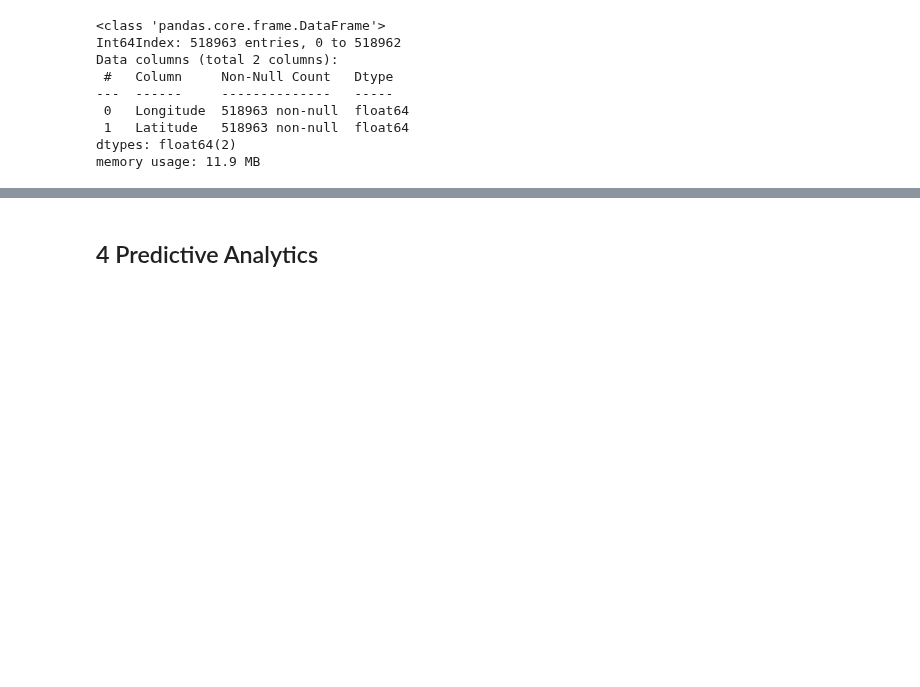
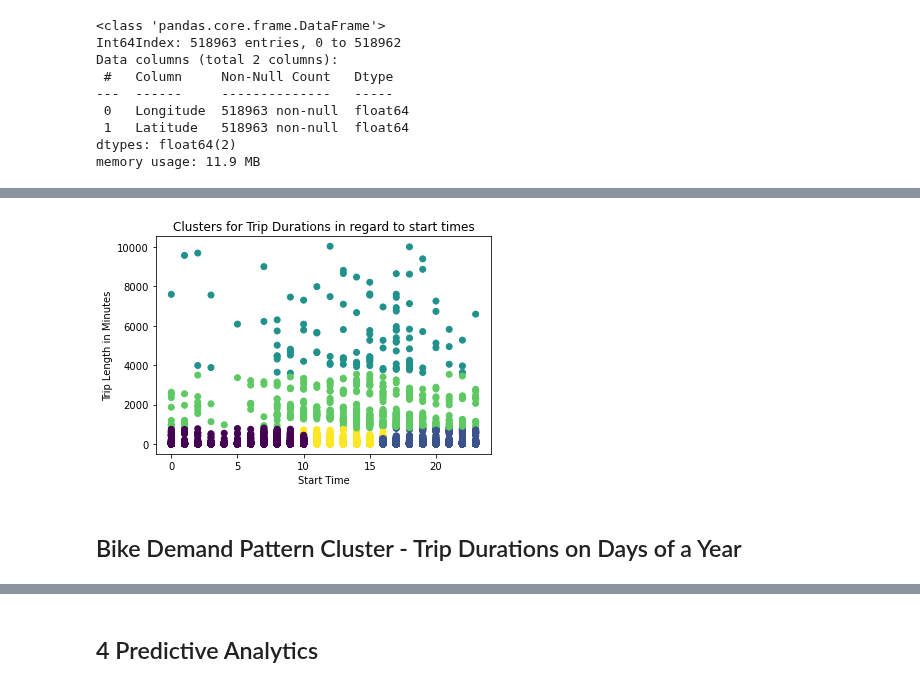
Before and after one commit to MoritzWagner13/Machine-Learning, a Jupyter notebook: Code_V1.3.ipynb, the cells around one changed output, grey strips where cells are left out. Cells and saved outputs as stored; diff of their text form; code cells hidden in the pictures; blank space fills up the shorter version.

```diff
--- a/Code_V1.3.ipynb
+++ b/Code_V1.3.ipynb
@@ -1107,0 +1039,13 @@ plt.show()
+# %%
+clusterTime["five"] = five_means.predict(clusterTime_scaled)
+
+# Plotting
+plt.title('Clusters for Trip Durations in regard to start times')
+plt.scatter(clusterTime.Start_Time, clusterTime.Trip_Length, c = clusterTime["five"])
+plt.xlabel('Start Time')
+plt.ylabel('Trip Length in Minutes')
+plt.show()
+# %% [output]
+[figure, added]
+# %% [markdown]
+## Bike Demand Pattern Cluster - Trip Durations on Days of a Year
```
Also changed, not shown: parts of 28 cells of this notebook.
